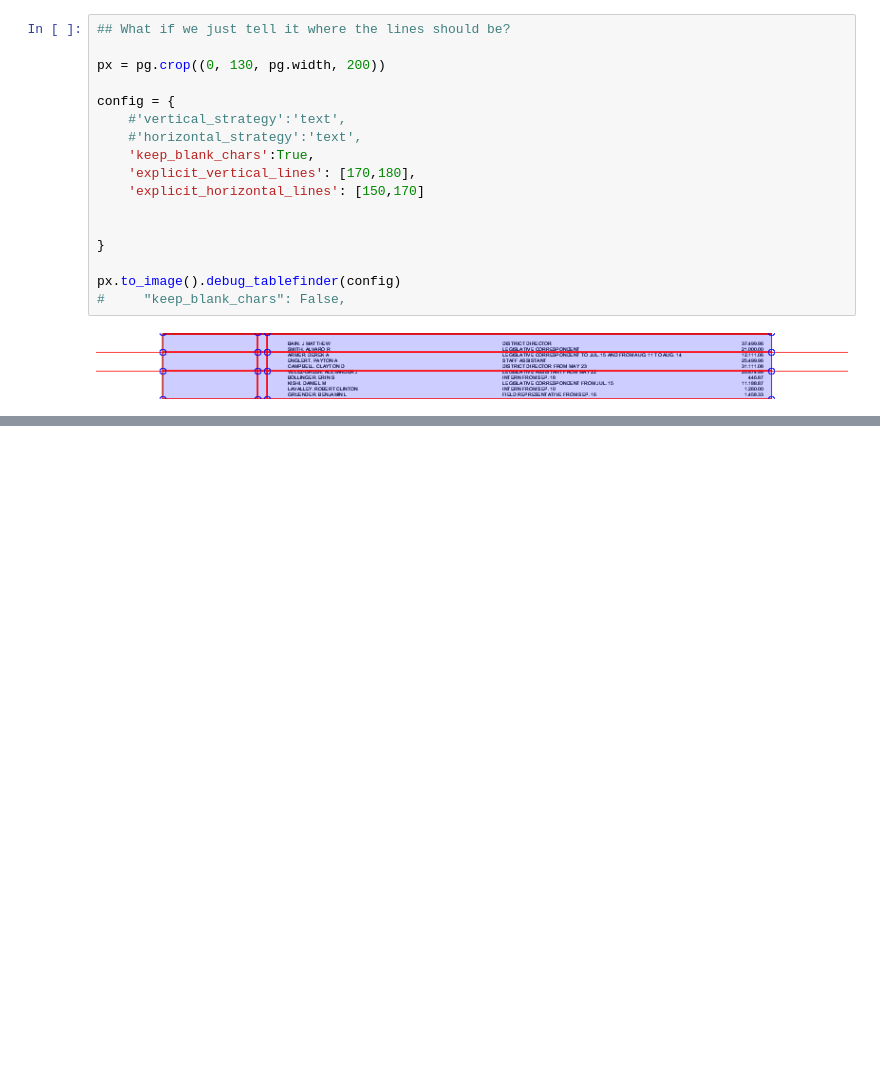
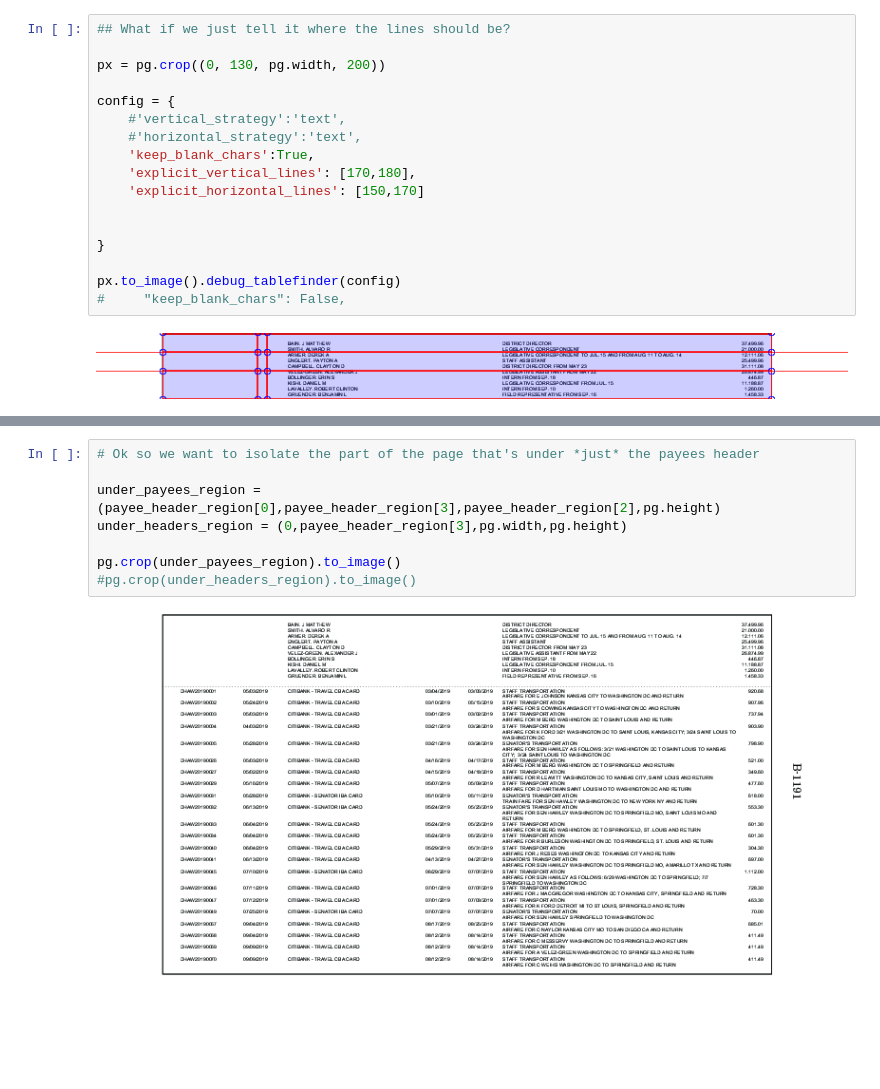
Before and after one commit to jsfenfen/pdf20, a Jupyter notebook: pdfs/senate_expenditures.ipynb, the cells around one changed output, grey strips where cells are left out. Drawn from its saved outputs; the diff is of its cells as text; blank space fills up the shorter version.

```diff
--- a/pdfs/senate_expenditures.ipynb
+++ b/pdfs/senate_expenditures.ipynb
@@ -138,0 +203,10 @@ px.to_image().debug_tablefinder(config)
+# %%
+# Ok so we want to isolate the part of the page that's under *just* the payees header
+
+under_payees_region = (payee_header_region[0],payee_header_region[3],payee_header_region[2],pg.height)
+under_headers_region = (0,payee_header_region[3],pg.width,pg.height)
+
+pg.crop(under_payees_region).to_image()
+#pg.crop(under_headers_region).to_image()
+# %% [output]
+[figure, added]
```
Also changed, not shown: parts of 15 cells of this notebook.
